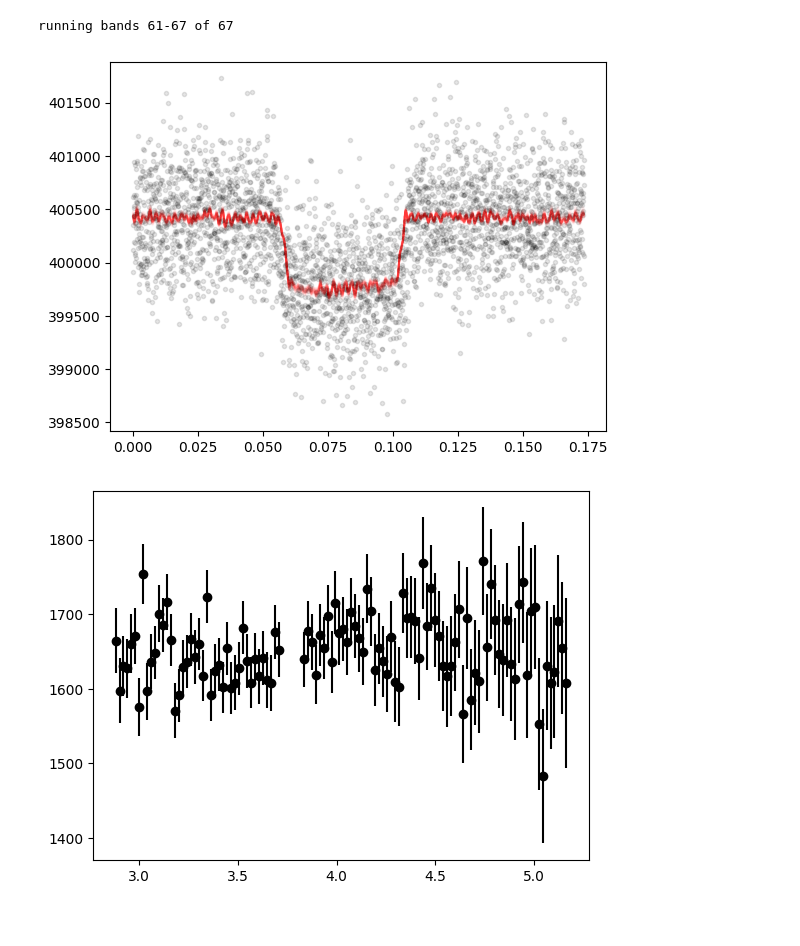
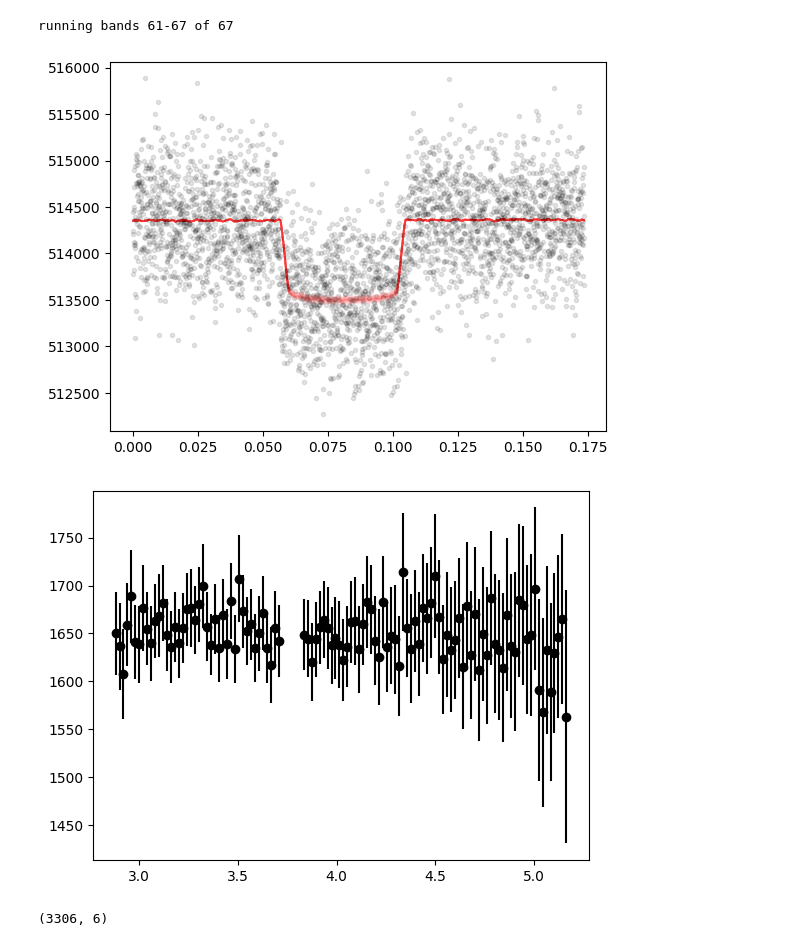
Before and after one commit to tagordon/fitspec3, a Jupyter notebook: demo.ipynb, the cells around one changed output. Cells and saved outputs as stored; diff of their text form; code cells hidden in the pictures.

Commit message:
plotting individual spectral fits

```diff
--- a/demo.ipynb
+++ b/demo.ipynb
@@ -103,16 +103,18 @@ plot_utils.plot_corner(result_nrs2[0], fig=fig, burnin=500, color=plt.cm.terrain
 # %%
 import imp
 import fit
+import spec_joint
+imp.reload(spec_joint)
 imp.reload(fit)
 from fit import fit_joint_spec
 
 fit_spec_wrapper = lambda result: fit_joint_spec(
     result,
     wav_per_bin=0.02,
-    samples=1000,
-    burnin=500,
+    samples=100,
+    burnin=50,
     nproc=12,
-    n_components_spec=0,
+    n_components=1,
     save_chains=False,
     return_chains=True,
     gp=False,
@@ -134,21 +136,24 @@ running bands 37-48 of 67
 running bands 49-60 of 67
 running bands 61-67 of 67
 # %%
+import imp
+import fit
+imp.reload(plot_utils)
+from plot_utils import get_spec_models
+
 # this is the index of the spectral bin you want to plot
-ind = 14
-
-# this is the index of the transit for the multi-transit case.
+ind = 3
+# this is the index of the transit for the multi-transit case (i.e. 0=first transit, 1=second transit, etc)
 tind = 0
 
 trans, sys, f = get_spec_models(results_spec_nrs2, ind, tind, nsamples=200)
-
 time = results_spec_nrs2['wl_results'][tind]['time']
 lc = results_spec_nrs2['lightcurves'][tind][:, ind]
 mask = results_spec_nrs2['wl_results'][tind]['mask']
 plt.plot(time[~mask], lc[~mask], '.', color='k', alpha=0.1)
 plt.plot(time[~mask], trans.T + sys.T, 'r', alpha=0.01);
 # %% [output]
-[figure, old version]
+[figure, new version]
 # %%
 for chains, wavs in zip([results_spec_nrs1['chains'], results_spec_nrs2['chains']], [results_spec_nrs1['wavs'], results_spec_nrs2['wavs']]):
     dep = np.array([np.mean(r.get_chain()[:, :, -3], axis=(0, 1)) for r in chains])
@@ -156,4 +161,8 @@ for chains, wavs in zip([results_spec_nrs1['chains'], results_spec_nrs2['chains'
     plt.plot(wavs, dep**2 * 1e6, 'o', color='k')
     plt.errorbar(wavs, dep ** 2 * 1e6, yerr=2 * dep * dep_err * 1e6, ls='none', color='k')
 # %% [output]
-[figure, old version]
+[figure, new version]
+# %%
+result_nrs1[0]['detrending_vectors'].shape
+# %% [output]
+(3306, 6)
```
Also changed, not shown: 4 other files.
